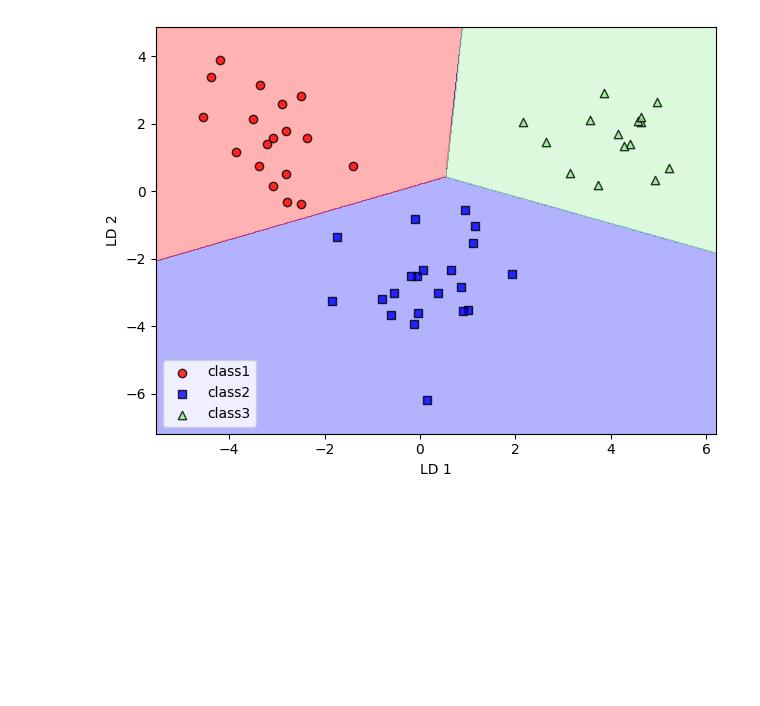
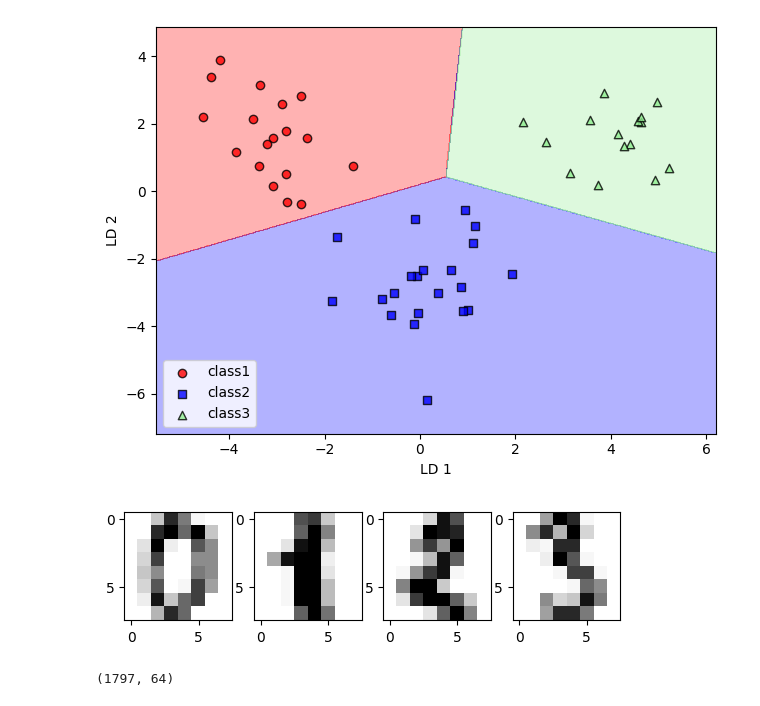
Before and after one commit to afif-af/ml_pytorch_scikitlearn, a Jupyter notebook: Chapter05ml_pytorch.ipynb, the cells around one changed output. Cells and saved outputs as stored; diff of their text form; code cells hidden in the pictures; blank space fills up the shorter version.

```diff
--- a/Chapter05ml_pytorch.ipynb
+++ b/Chapter05ml_pytorch.ipynb
@@ -361,3 +361,17 @@ plt.tight_layout()
 plt.show()
 # %% [output]
 [figure]
+# %%
+from sklearn.datasets import load_digits
+digits=load_digits()
+# %%
+fig, ax=plt.subplots(1,4)
+for i in range(4):
+    ax[i].imshow(digits.images[i], cmap='Greys')
+plt.show()
+# %% [output]
+[figure, added]
+# %%
+digits.data.shape
+# %% [output]
+(1797, 64)
```
Also changed, not shown: parts of 3 cells of this notebook.
